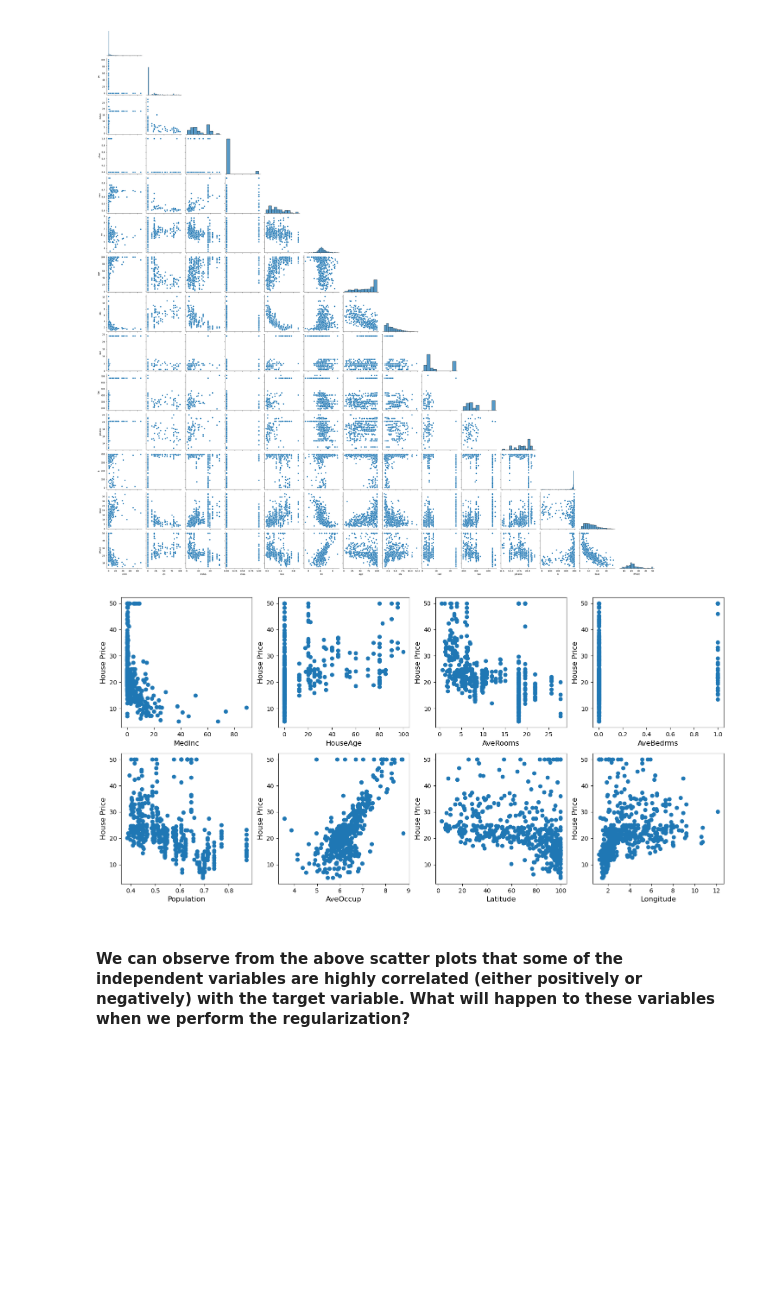
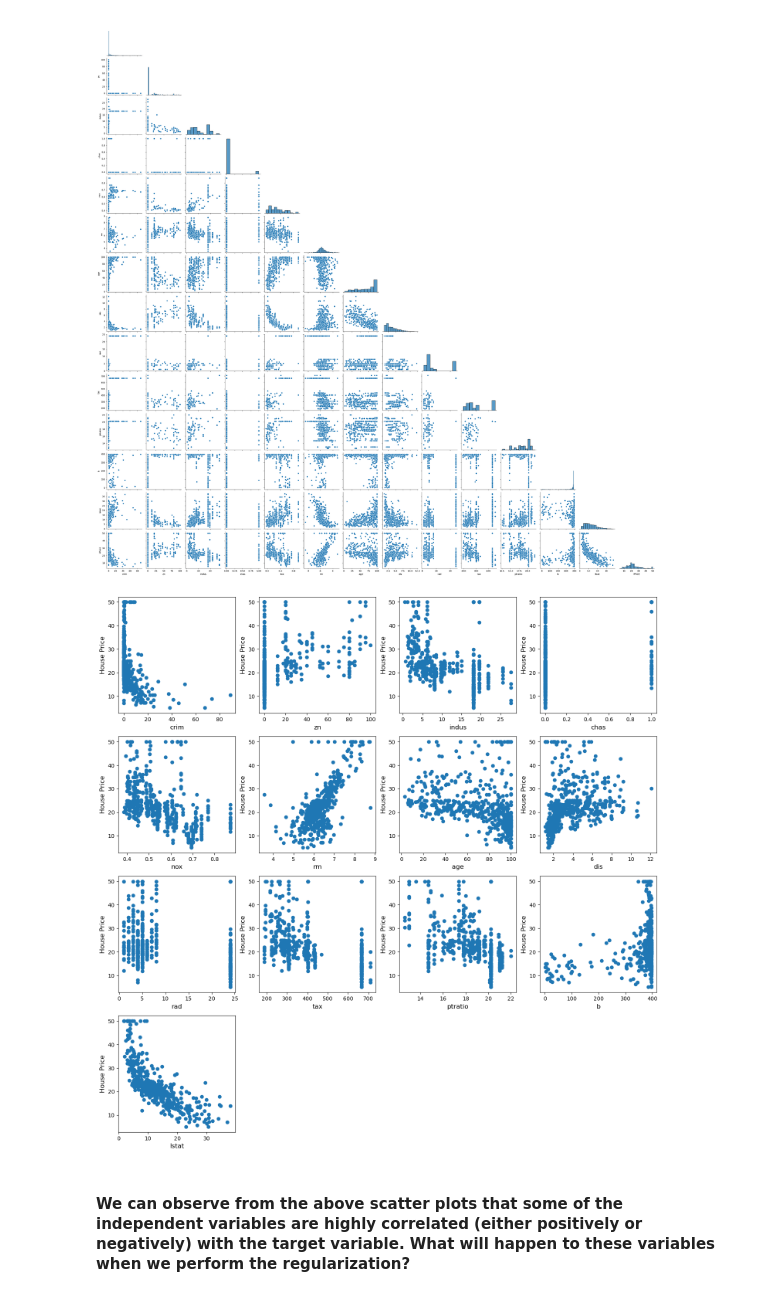
Before and after one commit to ErezFeuer/Introduction-to-Data-Science-Tutorials, a Jupyter notebook: tirgul_9/regularized_regression.ipynb, the cells around one changed output. Cells and saved outputs as stored; diff of their text form; code cells hidden in the pictures; blank space fills up the shorter version.

```diff
--- a/tirgul_9/regularized_regression.ipynb
+++ b/tirgul_9/regularized_regression.ipynb
@@ -110,13 +112,13 @@ sns.pairplot(data, corner = "True")
 # %%
 fig = plt.figure(figsize = (18, 18))
 
-for ii, feature_name in enumerate(boston_dataset.feature_names):
+for ii, feature_name in enumerate(data.columns[:-1]):
     ax = fig.add_subplot(4, 4, ii + 1)
     ax.scatter(data.iloc[:, ii], data.iloc[:,-1])
     ax.set_ylabel('House Price', size = 12)
     ax.set_xlabel(feature_name, size = 12)
 # %% [output]
-[figure, old version]
+[figure, new version]
 # %% [markdown]
 #### We can observe from the above scatter plots that some of the independent variables are highly correlated (either positively or negatively) with the target variable. What will happen to these variables when we perform the regularization?
 # %% [markdown]
```
Also changed, not shown: parts of 10 cells of this notebook, 3 other files.
